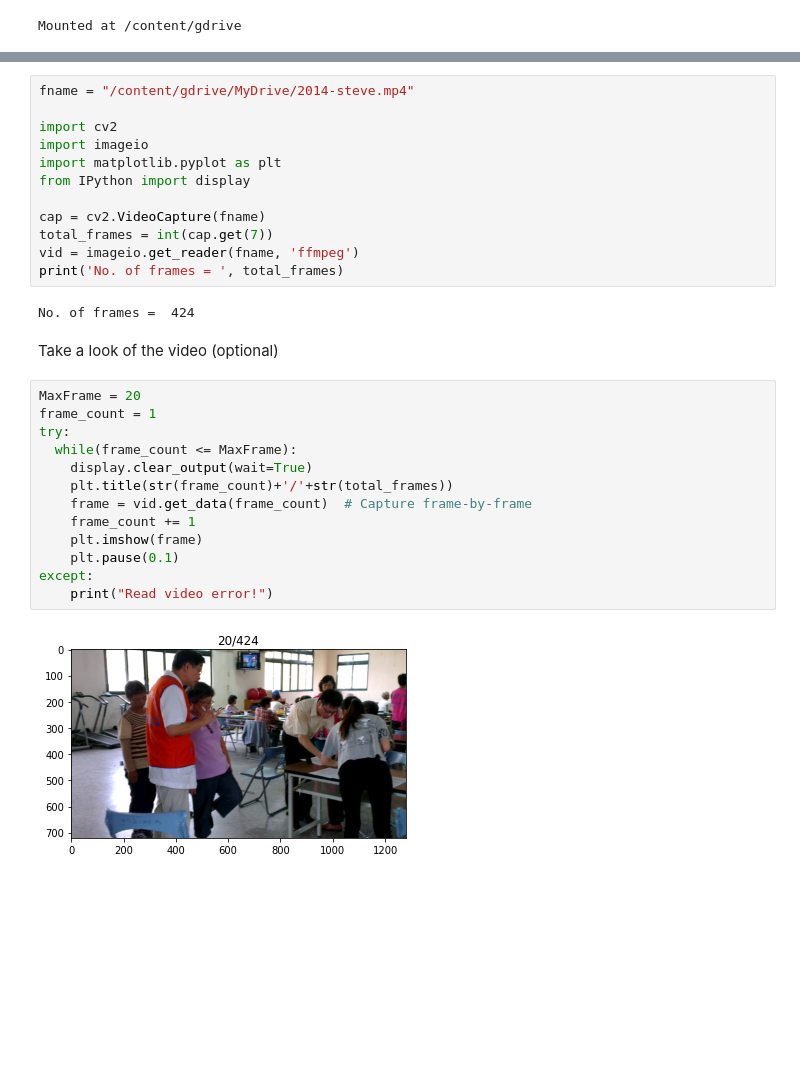
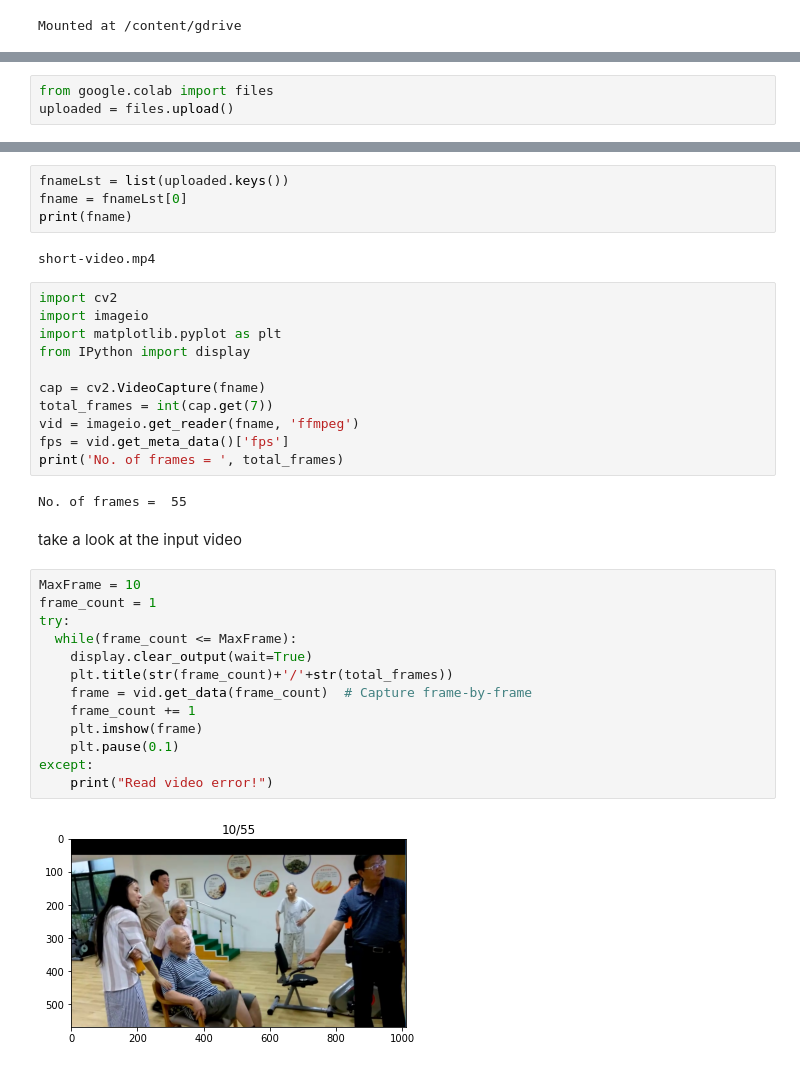
Before and after one commit to TienLungSun/PyTorch-deep-learning, a Jupyter notebook: 999 DeepSort.ipynb, the cells around one changed output, grey strips where cells are left out. Cells and saved outputs as stored; diff of their text form; blank space fills up the shorter version.

```diff
--- a/999 DeepSort.ipynb
+++ b/999 DeepSort.ipynb
@@ -9,0 +26,3 @@ Mounted at /content/gdrive
+# %%
+from google.colab import files
+uploaded = files.upload()
@@ -10,6 +32,10 @@ Mounted at /content/gdrive
+# %%
+fnameLst = list(uploaded.keys())
+fname = fnameLst[0]
+print(fname)
+# %% [output]
+short-video.mp4
 # %%
-fname = "/content/gdrive/MyDrive/2014-steve.mp4"
-
 import cv2
 import imageio
 import matplotlib.pyplot as plt
@@ -18,26 +44,27 @@ from IPython import display
 cap = cv2.VideoCapture(fname)
 total_frames = int(cap.get(7))
 vid = imageio.get_reader(fname, 'ffmpeg')
+fps = vid.get_meta_data()['fps']
 print('No. of frames = ', total_frames)
 # %% [output]
-No. of frames =  424
+No. of frames =  55
 # %% [markdown]
-Take a look of the video (optional)
+take a look at the input video
 # %%
-MaxFrame = 20
+MaxFrame = 10
 frame_count = 1
 try:
   while(frame_count <= MaxFrame):
     display.clear_output(wait=True)
     plt.title(str(frame_count)+'/'+str(total_frames))
     frame = vid.get_data(frame_count)  # Capture frame-by-frame
     frame_count += 1
     plt.imshow(frame)
     plt.pause(0.1)
 except:
     print("Read video error!")
 # %% [output]
-[figure, old version]
+[figure, new version]
 # %%
 %cd ./deep_sort_pytorch-master/
 %ls
```
Also changed, not shown: parts of 29 cells of this notebook.
